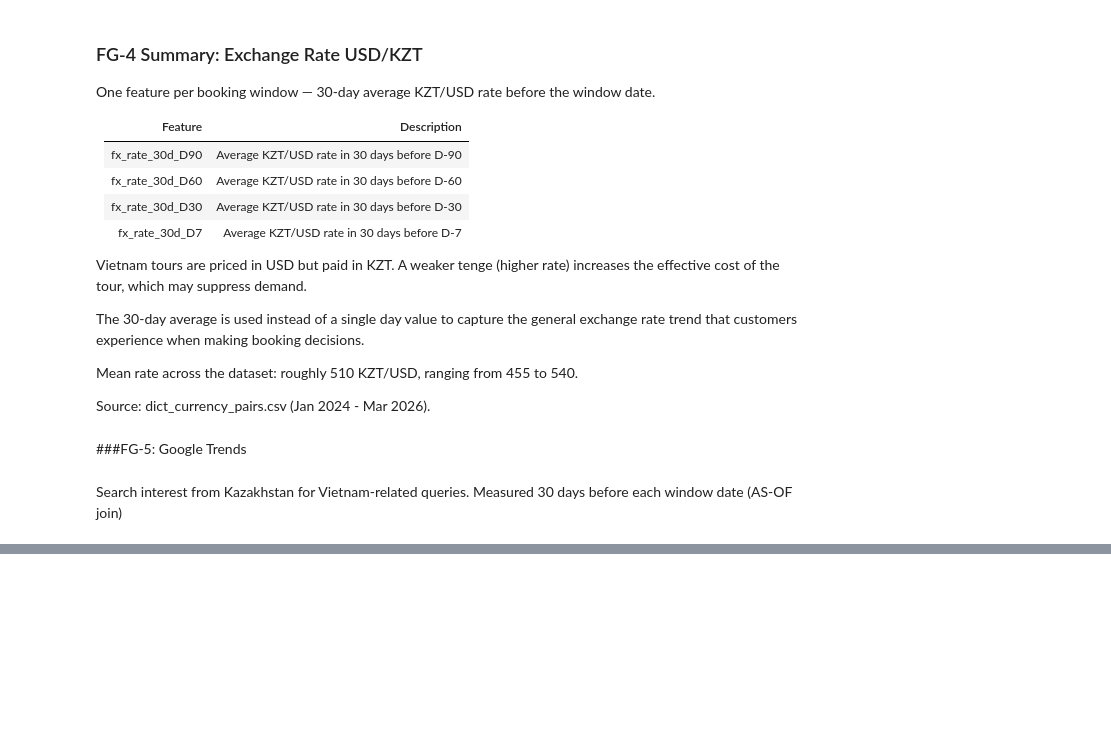
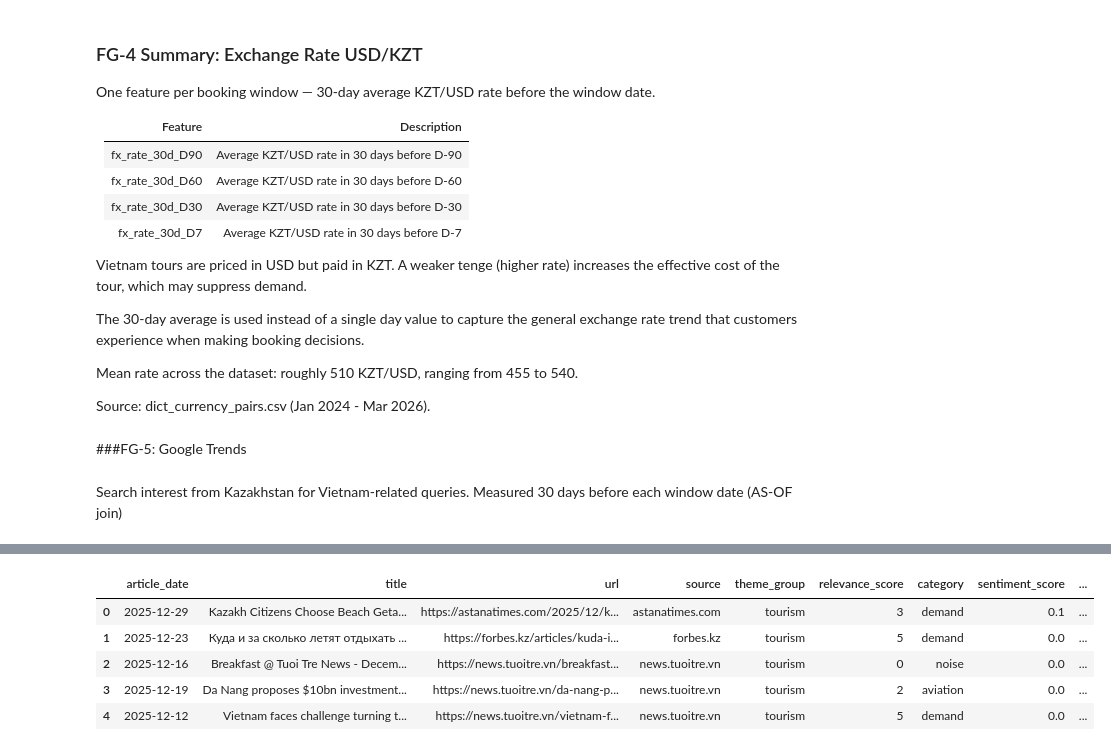
Before and after one commit to VildanaRazumova/thesis-demand-forecasting, a Jupyter notebook: thesis_notebook_final.ipynb, the cells around one changed output, grey strips where cells are left out. Drawn from its saved outputs; the diff is of its cells as text; code cells hidden in the pictures; blank space fills up the shorter version.

```diff
--- a/thesis_notebook_final.ipynb
+++ b/thesis_notebook_final.ipynb
@@ -1944,0 +2091,9 @@ Search interest from Kazakhstan for Vietnam-related queries. Measured 30 days be
+# %%
+news.head()
+# %% [output]
+|  | article_date | title | url | source | theme_group | relevance_score | category | sentiment_score | ... |
+| 0 | 2025-12-29 | Kazakh Citizens Choose Beach Geta... | https://astanatimes.com/2025/12/k... | astanatimes.com | tourism | 3 | demand | 0.1 | ... |
+| 1 | 2025-12-23 | Куда и за сколько летят отдыхать ... | https://forbes.kz/articles/kuda-i... | forbes.kz | tourism | 5 | demand | 0.0 | ... |
+| 2 | 2025-12-16 | Breakfast @ Tuoi Tre News - Decem... | https://news.tuoitre.vn/breakfast... | news.tuoitre.vn | tourism | 0 | noise | 0.0 | ... |
+| 3 | 2025-12-19 | Da Nang proposes $10bn investment... | https://news.tuoitre.vn/da-nang-p... | news.tuoitre.vn | tourism | 2 | aviation | 0.0 | ... |
+| 4 | 2025-12-12 | Vietnam faces challenge turning t... | https://news.tuoitre.vn/vietnam-f... | news.tuoitre.vn | tourism | 5 | demand | 0.0 | ... |
```
Also changed, not shown: parts of 22 cells of this notebook.
